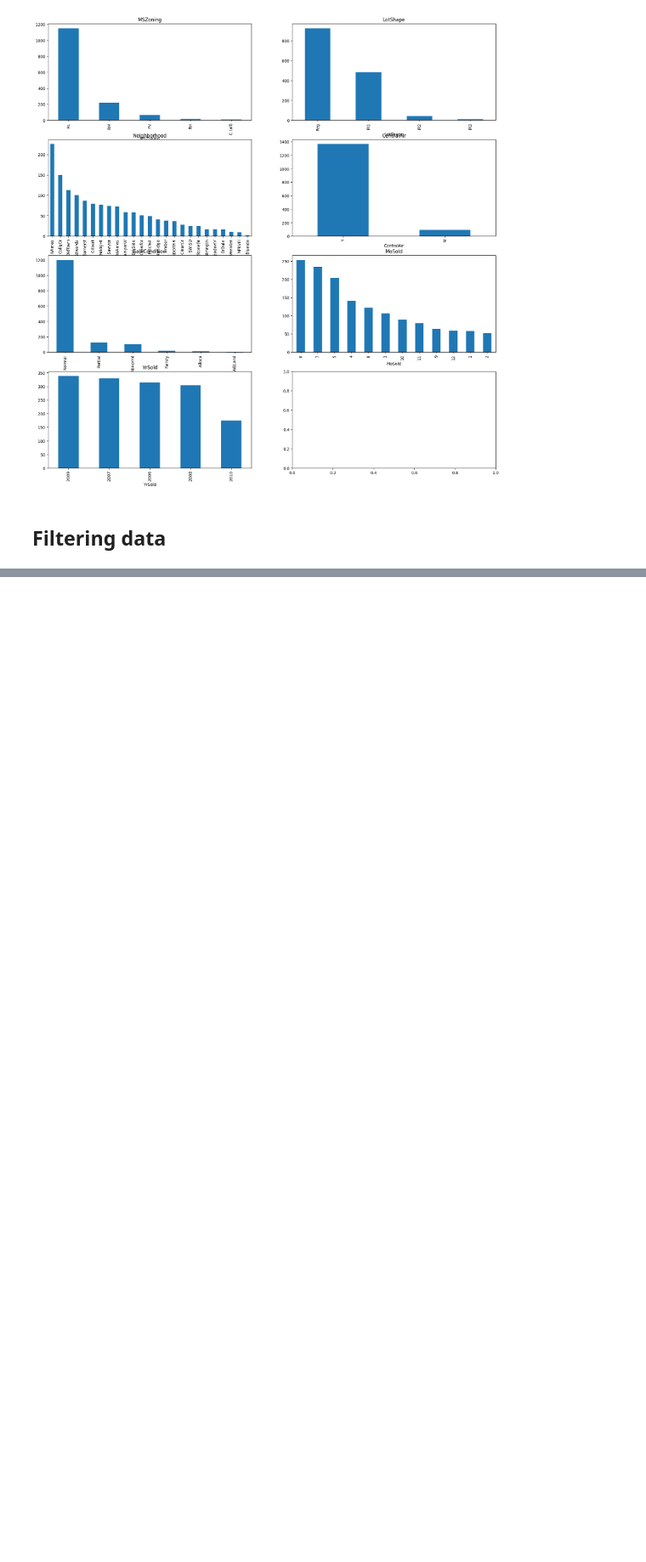
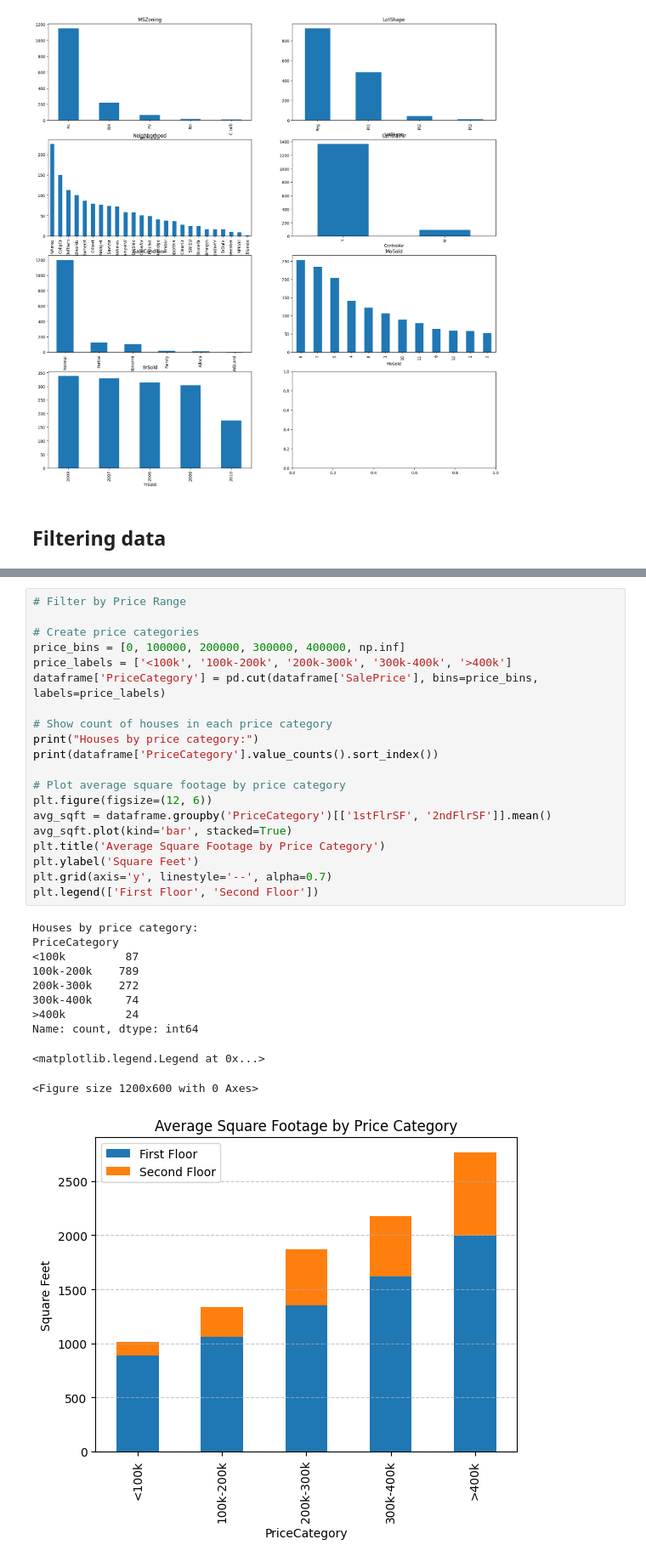
Before and after one commit to aleixJ/pandas_getting_started, a Jupyter notebook: Pandas.ipynb, the cells around one changed output, grey strips where cells are left out. Shown: that part at 85% size. Saved outputs shown, nothing was run; the diff lists cells and outputs as text; blank space fills up the shorter version.

Commit message:
added some plots

```diff
--- a/Pandas.ipynb
+++ b/Pandas.ipynb
@@ -194,0 +195,32 @@ for feature, subplot in zip(categorical_features, axis.flatten()):
+# %%
+# Filter by Price Range
+
+# Create price categories
+price_bins = [0, 100000, 200000, 300000, 400000, np.inf]
+price_labels = ['<100k', '100k-200k', '200k-300k', '300k-400k', '>400k']
+dataframe['PriceCategory'] = pd.cut(dataframe['SalePrice'], bins=price_bins, labels=price_labels)
+
+# Show count of houses in each price category
+print("Houses by price category:")
+print(dataframe['PriceCategory'].value_counts().sort_index())
+
+# Plot average square footage by price category
+plt.figure(figsize=(12, 6))
+avg_sqft = dataframe.groupby('PriceCategory')[['1stFlrSF', '2ndFlrSF']].mean()
+avg_sqft.plot(kind='bar', stacked=True)
+plt.title('Average Square Footage by Price Category')
+plt.ylabel('Square Feet')
+plt.grid(axis='y', linestyle='--', alpha=0.7)
+plt.legend(['First Floor', 'Second Floor'])
+# %% [output]
+Houses by price category:
+PriceCategory
+<100k         87
+100k-200k    789
+200k-300k    272
+300k-400k     74
+>400k         24
+Name: count, dtype: int64
+<matplotlib.legend.Legend at 0x...>
+<Figure size 1200x600 with 0 Axes>
+[figure, added]
```
Also changed, not shown: parts of 2 cells of this notebook.
